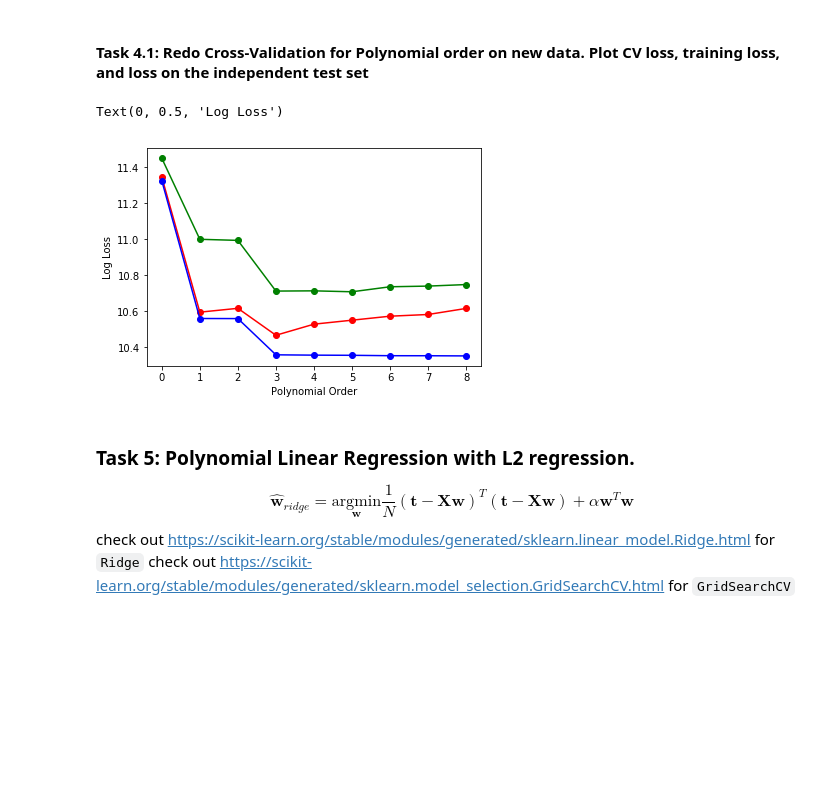
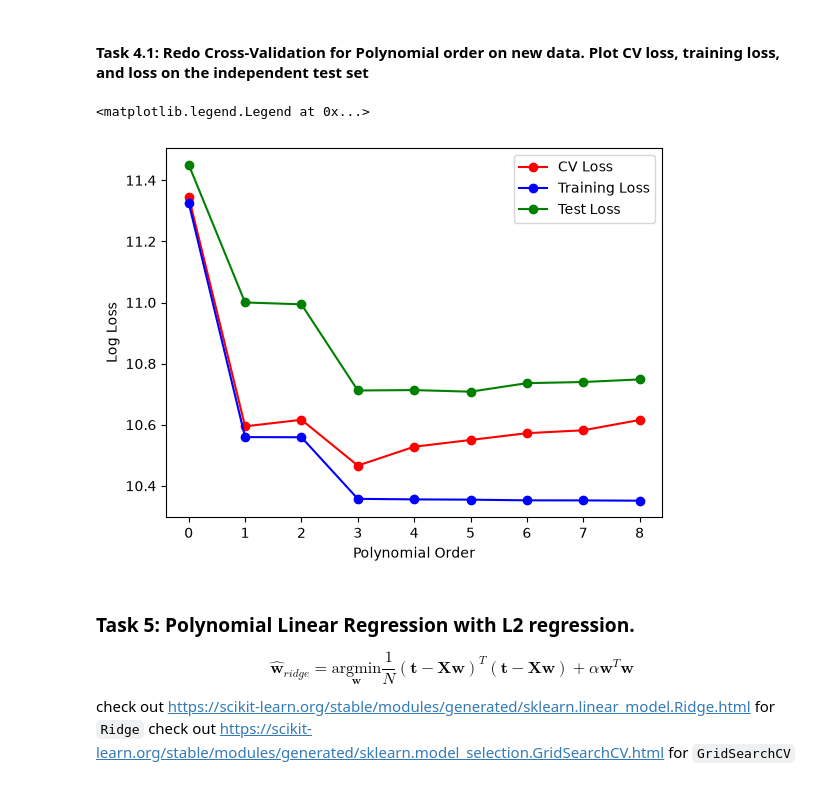
Before and after one commit to SubhranshuPan/COMPSCI5100, a Jupyter notebook: Lab_notebooks/week2/ML4DS_week2_lab.ipynb, the cells around one changed output. Cells and saved outputs as stored; diff of their text form; code cells hidden in the pictures; blank space fills up the shorter version.

```diff
--- a/Lab_notebooks/week2/ML4DS_week2_lab.ipynb
+++ b/Lab_notebooks/week2/ML4DS_week2_lab.ipynb
@@ -133,7 +153,7 @@ for i in range(9):  # 1st for loop over polynomial orders
         t_train_cv, t_test_cv = t[train_index], t[test_index] # select t for training and testing
         reg.fit(X_train_cv, t_train_cv) # fit a model on the training data
         loss_at_order.append(np.mean((t_test_cv - reg.predict(X_test_cv)) ** 2)) # collect loss at fold
-    all_loss.append(np.append(loss_at_order)) # collect loss at order
+    all_loss.append(np.mean(loss_at_order)) # collect loss at order
 plt.plot(np.log(all_loss), 'bo-') # plot log(loss) at order
 plt.xlabel('Polynomial Order') # always label x&y-axis
 plt.ylabel('Log Loss') # always label x&y-axis
@@ -164,45 +184,42 @@ Text(0, 0.5, 't')
 # %% [markdown]
 #### Task 4.1: Redo Cross-Validation for Polynomial order on new data. Plot CV loss, training loss, and loss on the independent test set
 # %%
-from Lab_notebook_solutions.week2.ML4DS_week2_lab_with_solutions import X_independent_test
-from torch._higher_order_ops.invoke_leaf_function import make_leaf_function_wrappers
 cv = KFold(n_splits = 10)
 reg = LinearRegression() # model for CV
 reg_train = LinearRegression() # model for loss on training and independent test
 
 all_loss = []
 all_loss_trian = []
 all_loss_independent_test = []
 
 for i in range(9):  # 1st for loop over polynomial order
-
     poly_order = i
-
 
     X_train = make_polynomial(x, poly_order) # construct polynomial matrix for all training data
     reg_train.fit(X_train, t) # fit model on all training data
     all_loss_trian.append(np.mean((t - reg_train.predict(X_train)) ** 2)) # collect training loss
 
-    X_independent_test = make_polynomial(x_independent_test, poly_order) #construct polynomial matrix for the independent test data
+    X_independent_test = make_polynomial(x_independent_test, poly_order) # construct polynomial matrix for the independent test data
     all_loss_independent_test.append(
         np.mean((t_independent_test - reg_train.predict(X_independent_test)) ** 2)) # collect loss on independent test data
 
     loss_at_order = []
     for train_index, test_index in cv.split(X_train): # 2nd for loop over folds
         X_train_cv, X_test_cv = X_train[train_index], X_train[test_index] # select X for training and testing
         t_train_cv, t_test_cv = t[train_index], t[test_index] # select t for training and testing
-        reg.fit(X_train_cv, t_train_cv)# fit a model on the training data
+        reg.fit(X_train_cv, t_train_cv) # fit a model on the training data
         loss_at_order.append(np.mean((t_test_cv - reg.predict(X_test_cv)) ** 2)) # collect loss at fold
     all_loss.append(np.mean(loss_at_order)) # collect loss at order
 
-plt.plot(np.log(all_loss), 'ro-')
-plt.plot(np.log(all_loss_trian), 'bo-')
-plt.plot(np.log(all_loss_independent_test), 'go-')
-plt.xlabel('Polynomial Order') # always label x&y-axis
-plt.ylabel('Log Loss') # always label x&y-axis
+plt.plot(np.log(all_loss), 'ro-', label='CV Loss')
+plt.plot(np.log(all_loss_trian), 'bo-', label='Training Loss')
+plt.plot(np.log(all_loss_independent_test), 'go-', label='Test Loss')
+plt.xlabel('Polynomial Order')
+plt.ylabel('Log Loss')
+plt.legend()
 # %% [output]
-Text(0, 0.5, 'Log Loss')
+<matplotlib.legend.Legend at 0x...>
-[figure, old version]
+[figure, new version]
 # %% [markdown]
 ### Task 5: Polynomial Linear Regression with L2 regression.
 
```
Also changed, not shown: parts of 9 cells of this notebook, 1 other file.
